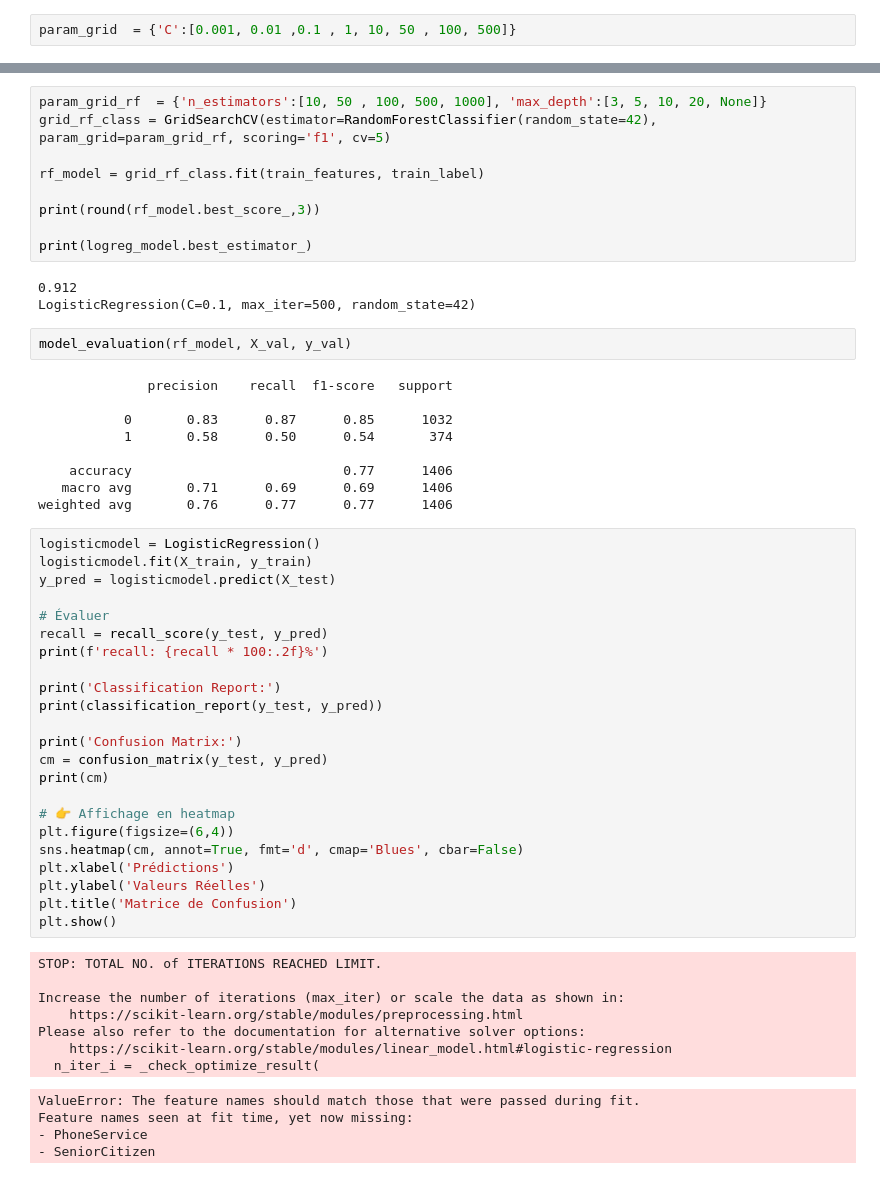
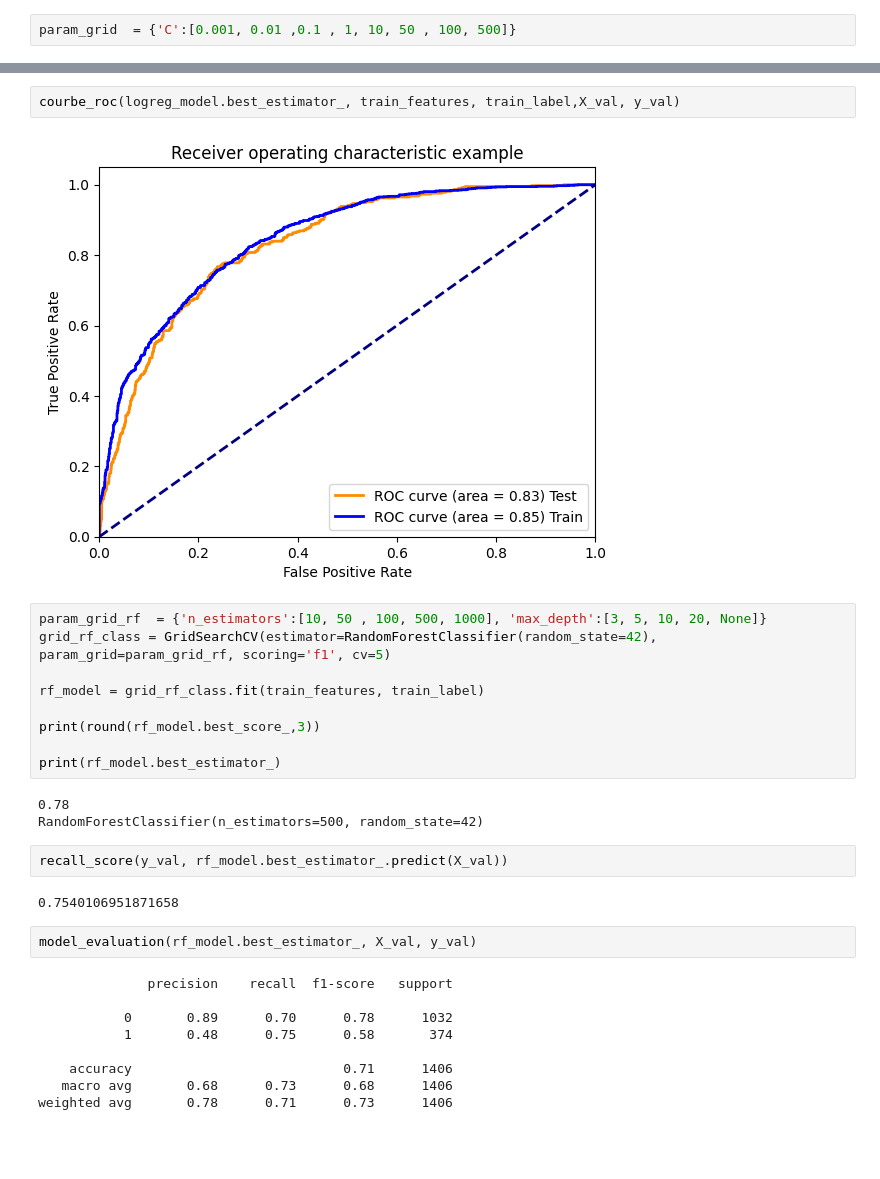
Before and after one commit to kenkleven/churn_classificqation, a Jupyter notebook: churn_telecom.ipynb, the cells around one changed output, grey strips where cells are left out. Saved outputs shown, nothing was run; the diff lists cells and outputs as text; blank space fills up the shorter version.

```diff
--- a/churn_telecom.ipynb
+++ b/churn_telecom.ipynb
@@ -794,3 +841,7 @@ weighted avg       0.80      0.74      0.75      1406
+# %%
+courbe_roc(logreg_model.best_estimator_, train_features, train_label,X_val, y_val)
+# %% [output]
+[figure, added]
 # %%
 param_grid_rf  = {'n_estimators':[10, 50 , 100, 500, 1000], 'max_depth':[3, 5, 10, 20, None]}
 grid_rf_class = GridSearchCV(estimator=RandomForestClassifier(random_state=42), param_grid=param_grid_rf, scoring='f1', cv=5)
@@ -799,53 +850,22 @@ rf_model = grid_rf_class.fit(train_features, train_label)
 
 print(round(rf_model.best_score_,3))
 
-print(logreg_model.best_estimator_)
+print(rf_model.best_estimator_)
 # %% [output]
-0.912
-LogisticRegression(C=0.1, max_iter=500, random_state=42)
+0.78
+RandomForestClassifier(n_estimators=500, random_state=42)
+# %%
+recall_score(y_val, rf_model.best_estimator_.predict(X_val))
+# %% [output]
+0.7540106951871658
 # %%
-model_evaluation(rf_model, X_val, y_val)
+model_evaluation(rf_model.best_estimator_, X_val, y_val)
 # %% [output]
               precision    recall  f1-score   support
 
-           0       0.83      0.87      0.85      1032
-           1       0.58      0.50      0.54       374
+           0       0.89      0.70      0.78      1032
+           1       0.48      0.75      0.58       374
 
-    accuracy                           0.77      1406
-   macro avg       0.71      0.69      0.69      1406
-weighted avg       0.76      0.77      0.77      1406
+    accuracy                           0.71      1406
+   macro avg       0.68      0.73      0.68      1406
+weighted avg       0.78      0.71      0.73      1406
-# %%
-logisticmodel = LogisticRegression()
-logisticmodel.fit(X_train, y_train)
-y_pred = logisticmodel.predict(X_test)
-
-# Évaluer
-recall = recall_score(y_test, y_pred)
-print(f'recall: {recall * 100:.2f}%')
-
-print('Classification Report:')
-print(classification_report(y_test, y_pred))
-
-print('Confusion Matrix:')
-cm = confusion_matrix(y_test, y_pred)
-print(cm)
-
-# 👉 Affichage en heatmap
-plt.figure(figsize=(6,4))
-sns.heatmap(cm, annot=True, fmt='d', cmap='Blues', cbar=False)
-plt.xlabel('Prédictions')
-plt.ylabel('Valeurs Réelles')
-plt.title('Matrice de Confusion')
-plt.show()
-# %% [output]
-STOP: TOTAL NO. of ITERATIONS REACHED LIMIT.
-
-Increase the number of iterations (max_iter) or scale the data as shown in:
-    https://scikit-learn.org/stable/modules/preprocessing.html
-Please also refer to the documentation for alternative solver options:
-    https://scikit-learn.org/stable/modules/linear_model.html#logistic-regression
-  n_iter_i = _check_optimize_result(
-ValueError: The feature names should match those that were passed during fit.
-Feature names seen at fit time, yet now missing:
-- PhoneService
-- SeniorCitizen
```
Also changed, not shown: parts of 38 cells of this notebook.
